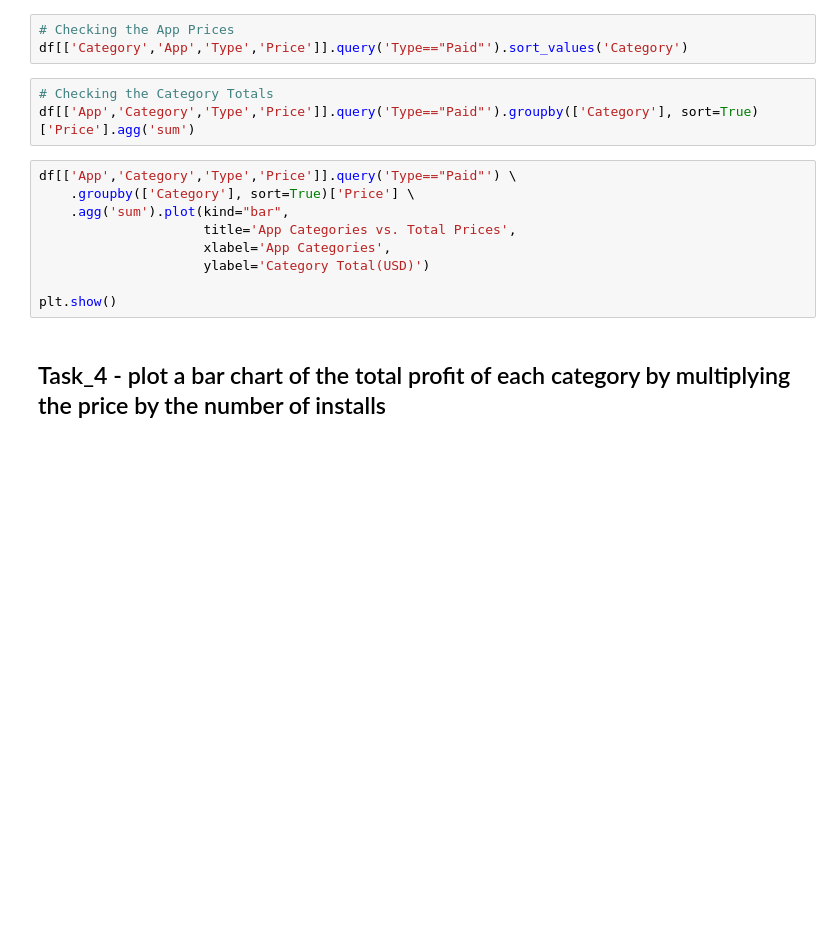
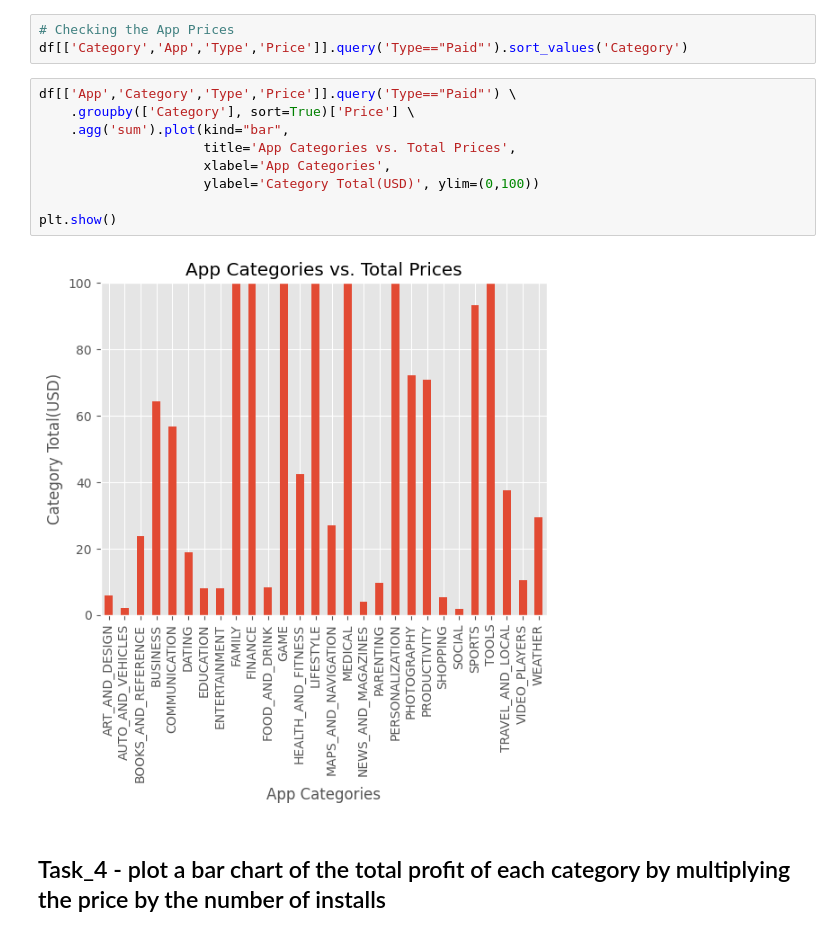
Before and after one commit to onurer87/data-5---team-4, a Jupyter notebook: Stage_2/Week_2/week_2.ipynb, the cells around one changed output. Drawn from its saved outputs; the diff is of its cells as text; blank space fills up the shorter version.

```diff
--- a/Stage_2/Week_2/week_2.ipynb
+++ b/Stage_2/Week_2/week_2.ipynb
@@ -18,16 +71,15 @@ df=pd.read_csv('..\Data\cleaned_googleplaystore.csv')
 # Checking the App Prices
 df[['Category','App','Type','Price']].query('Type=="Paid"').sort_values('Category')
 # %%
-# Checking the Category Totals
-df[['App','Category','Type','Price']].query('Type=="Paid"').groupby(['Category'], sort=True)['Price'].agg('sum')
+df[['App','Category','Type','Price']].query('Type=="Paid"') \
+    .groupby(['Category'], sort=True)['Price'] \
+    .agg('sum').plot(kind="bar",
+                     title='App Categories vs. Total Prices',
+                     xlabel='App Categories',
+                     ylabel='Category Total(USD)', ylim=(0,100))
+
+plt.show()
+# %% [output]
+[figure, added]
-# %%
-df[['App','Category','Type','Price']].query('Type=="Paid"') \
-    .groupby(['Category'], sort=True)['Price'] \
-    .agg('sum').plot(kind="bar",
-                     title='App Categories vs. Total Prices',
-                     xlabel='App Categories',
-                     ylabel='Category Total(USD)')
-
-plt.show()
 # %% [markdown]
 ## Task_4 - plot a bar chart of the total profit of each category by multiplying the price by the number of installs
```
Also changed, not shown: parts of 5 cells of this notebook.
